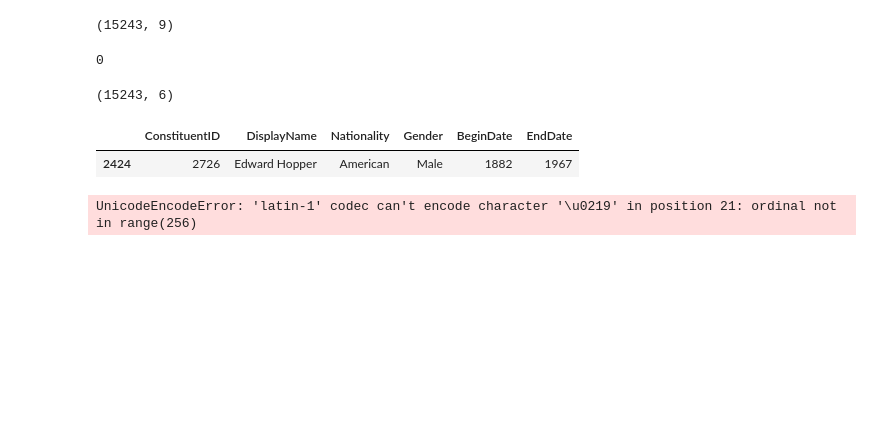
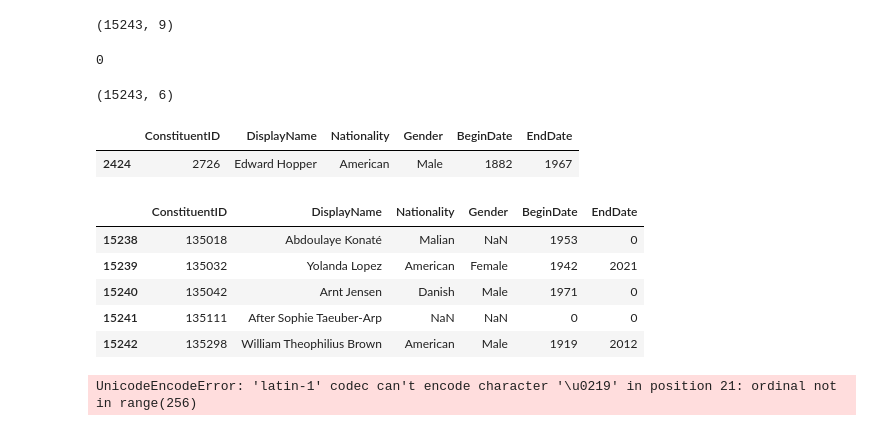
Before and after one commit to NereaRiveiro/Galician-who-, a Jupyter notebook: data/artists.ipynb, the cells around one changed output. Saved outputs shown, nothing was run; the diff lists cells and outputs as text; code cells hidden in the pictures; blank space fills up the shorter version.

```diff
--- a/data/artists.ipynb
+++ b/data/artists.ipynb
@@ -31,6 +31,15 @@ artists.loc[artists['DisplayName'] == 'Edward Hopper']
 # %% [output]
 |  | ConstituentID | DisplayName | Nationality | Gender | BeginDate | EndDate |
 | 2424 | 2726 | Edward Hopper | American | Male | 1882 | 1967 |
+# %%
+artists.tail()
+# %% [output]
+|  | ConstituentID | DisplayName | Nationality | Gender | BeginDate | EndDate |
+| 15238 | 135018 | Abdoulaye Konaté | Malian | NaN | 1953 | 0 |
+| 15239 | 135032 | Yolanda Lopez | American | Female | 1942 | 2021 |
+| 15240 | 135042 | Arnt Jensen | Danish | Male | 1971 | 0 |
+| 15241 | 135111 | After Sophie Taeuber-Arp | NaN | NaN | 0 | 0 |
+| 15242 | 135298 | William Theophilius Brown | American | Male | 1919 | 2012 |
 # %%
 artists.to_csv('artists_clean.csv', encoding='latin-1', index=False)
 # %% [output]
```
Also changed, not shown: 8 other files.
